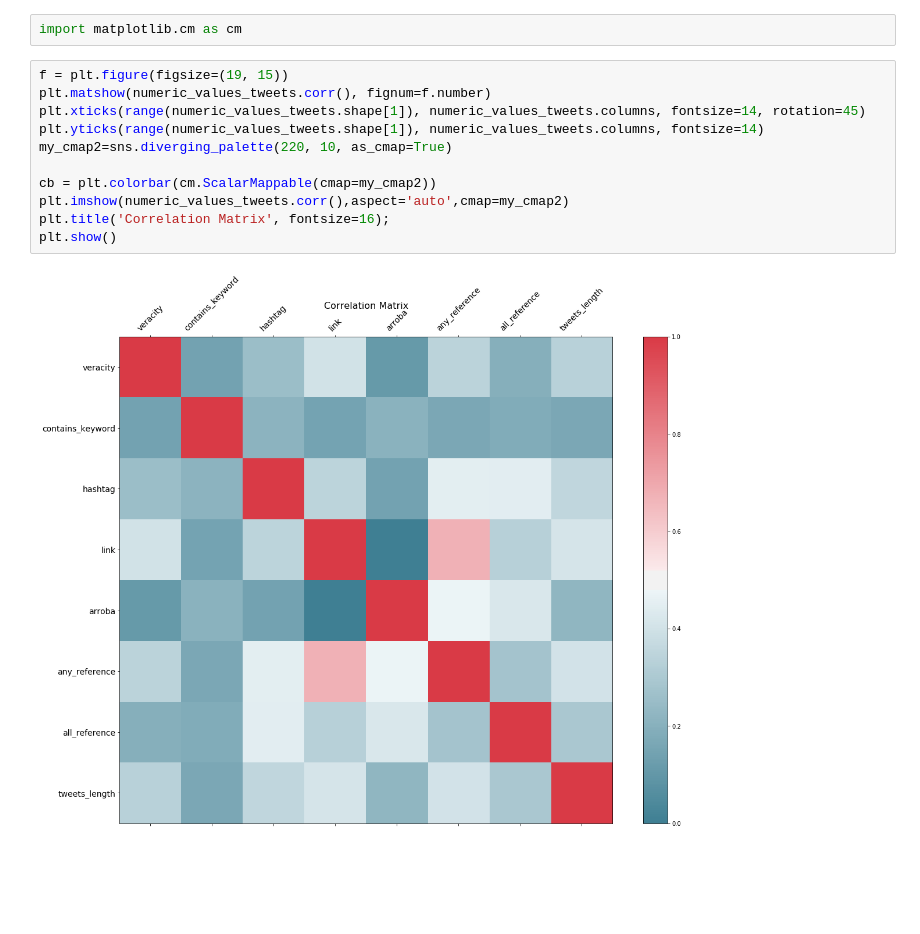
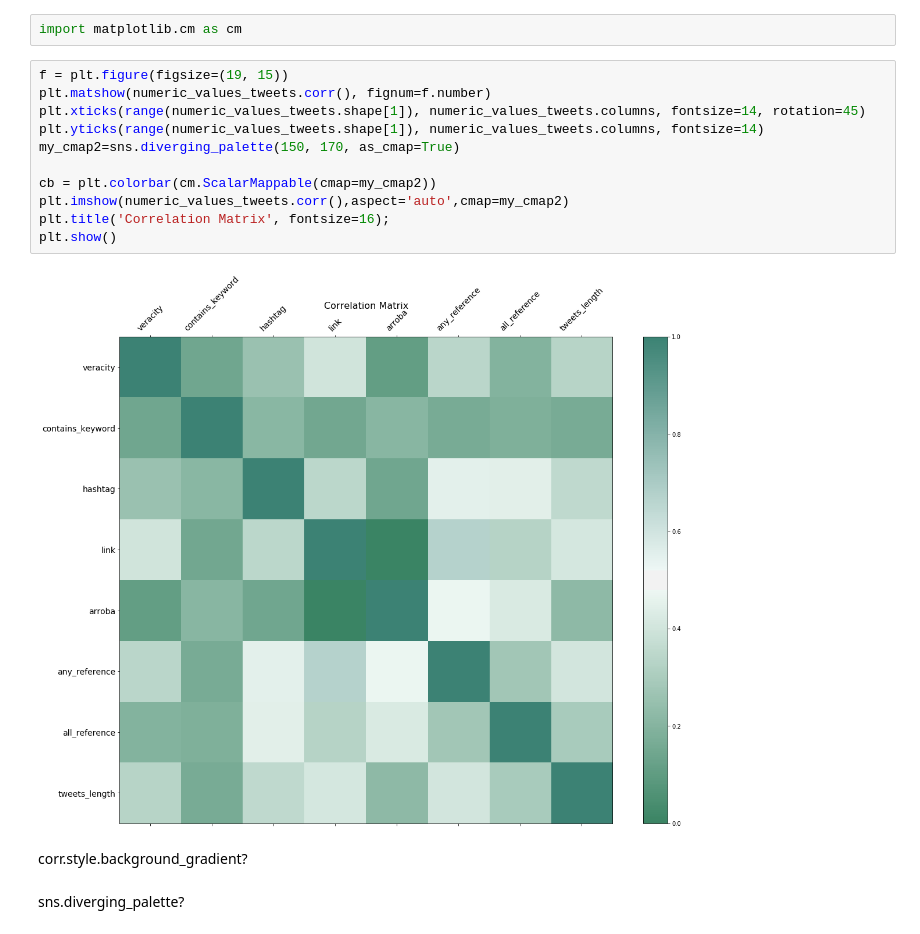
Before and after one commit to BraianVicente/7506-real_or_not, a Jupyter notebook: src/twitter/NLP With Tweets - TP1 - Analisis Exploratorio - Lenguaje.ipynb, the cells around one changed output. Cells and saved outputs as stored; diff of their text form; blank space fills up the shorter version.

```diff
--- a/src/twitter/NLP With Tweets - TP1 - Analisis Exploratorio - Lenguaje.ipynb
+++ b/src/twitter/NLP With Tweets - TP1 - Analisis Exploratorio - Lenguaje.ipynb
@@ -670,15 +670,19 @@ import matplotlib.cm as cm
 # %%
 f = plt.figure(figsize=(19, 15))
 plt.matshow(numeric_values_tweets.corr(), fignum=f.number)
 plt.xticks(range(numeric_values_tweets.shape[1]), numeric_values_tweets.columns, fontsize=14, rotation=45)
 plt.yticks(range(numeric_values_tweets.shape[1]), numeric_values_tweets.columns, fontsize=14)
-my_cmap2=sns.diverging_palette(220, 10, as_cmap=True)
+my_cmap2=sns.diverging_palette(150, 170, as_cmap=True)
 
 cb = plt.colorbar(cm.ScalarMappable(cmap=my_cmap2))
 plt.imshow(numeric_values_tweets.corr(),aspect='auto',cmap=my_cmap2)
 plt.title('Correlation Matrix', fontsize=16);
 plt.show()
 # %% [output]
-[figure, old version]
+[figure, new version]
+# %% [markdown]
+corr.style.background_gradient?
+# %% [markdown]
+sns.diverging_palette?
 # %%
 corr = en_tweets_with_keyword.corr()
```
Also changed, not shown: parts of 2 cells of this notebook.
